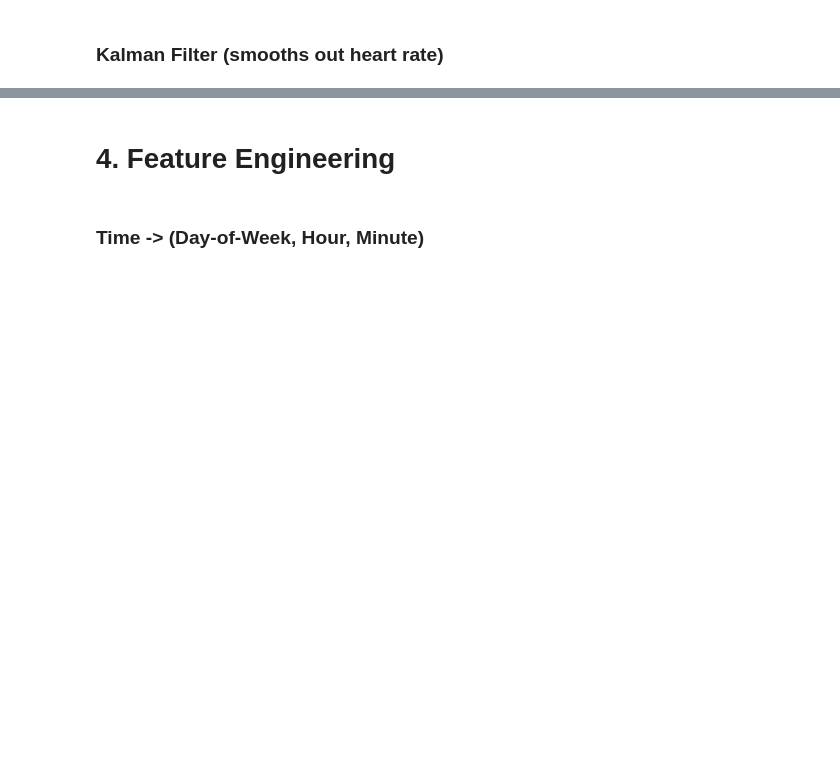
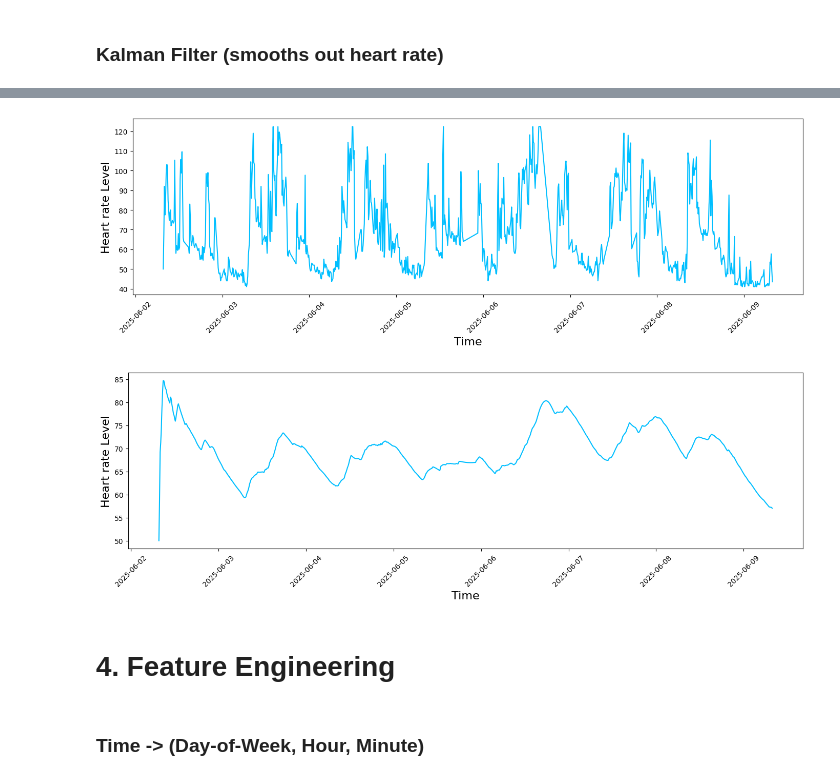
Before and after one commit to PlanetPhilip/ML4QS, a Jupyter notebook: Main.ipynb, the cells around one changed output, grey strips where cells are left out. Cells and saved outputs as stored; diff of their text form; code cells hidden in the pictures; blank space fills up the shorter version.

```diff
--- a/Main.ipynb
+++ b/Main.ipynb
@@ -218,10 +220,7 @@ dtype: int64
 # %% [markdown]
 ### Data Cleaning
 # %%
-# # Clean Caffeine Column
-# df["Caffeine"] = pd.to_numeric(df["Caffeine"], errors="coerce").fillna(0).astype(float)
-# # for ts, val in df.loc[df["Caffeine"] > 0, ["Timestamp", "Caffeine"]].values:
-# #     print(ts.strftime("%Y-%m-%d %H:%M"), val)
+df["Caffeine"] = pd.to_numeric(df["Caffeine"], errors="coerce")
 # %% [markdown]
 ### Outlier Removal
 # %%
@@ -248,6 +255,30 @@ Caffeine         0
 dtype: int64
 # %% [markdown]
 ### Kalman Filter (smooths out heart rate)
+# %%
+def plot_feature(feature, cat=False):
+
+    # Ignore Missing Values
+    f = df[feature]
+    if cat: f = df[feature].astype("category").cat.add_categories("Unknown").fillna("Unknown")
+
+    # Choose Color
+    color_dict = {
+    "Heart rate": "deepskyblue",
+    "Caffeine": "brown",
+    "Activity type": "darkorange",
+    "Sleep stage": "purple"}
+    color = color_dict.get(feature, "blue")
+
+    # Plot
+    fig, axs = plt.subplots(figsize=(14, 5))
+    axs.plot(df["Timestamp"], f, color=color)
+    axs.set_xlabel("Time", fontsize=16)
+    axs.set_ylabel(f"{feature} Level", fontsize=16)
+    plt.xticks(rotation=45)
+    plt.tight_layout(rect=[0, 0, 1, 0.95])
+    plt.savefig(f"{feature}_over_time.png", dpi=300)
+    plt.show()
 # %%
 def kalman_1d(zs, Q=1e-5, R=0.1):
     x = zs[0]
@@ -263,6 +294,7 @@ def kalman_1d(zs, Q=1e-5, R=0.1):
         filtered.append(x)
     return filtered
 
+plot_feature('Heart rate')
 df['Heart rate'] = kalman_1d(df['Heart rate'].values)
-print(df.head())
+plot_feature('Heart rate')
 # %% [output]
@@ -275,3 +301,5 @@ print(df.head())
+[figure, added]
+[figure, added]
 # %% [markdown]
 # 4. Feature Engineering
 # %% [markdown]
```
Also changed, not shown: parts of 22 cells of this notebook, 1 other file.
